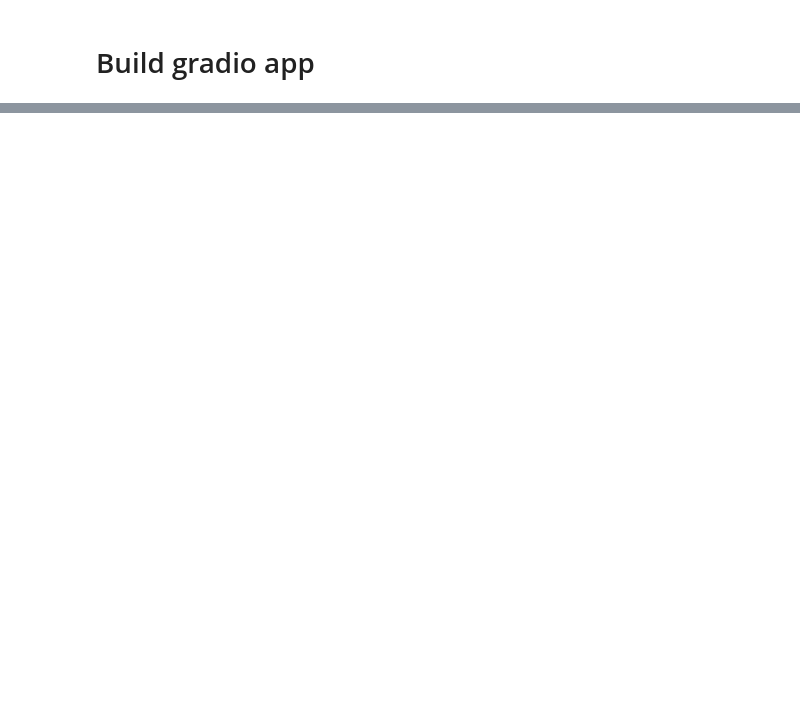
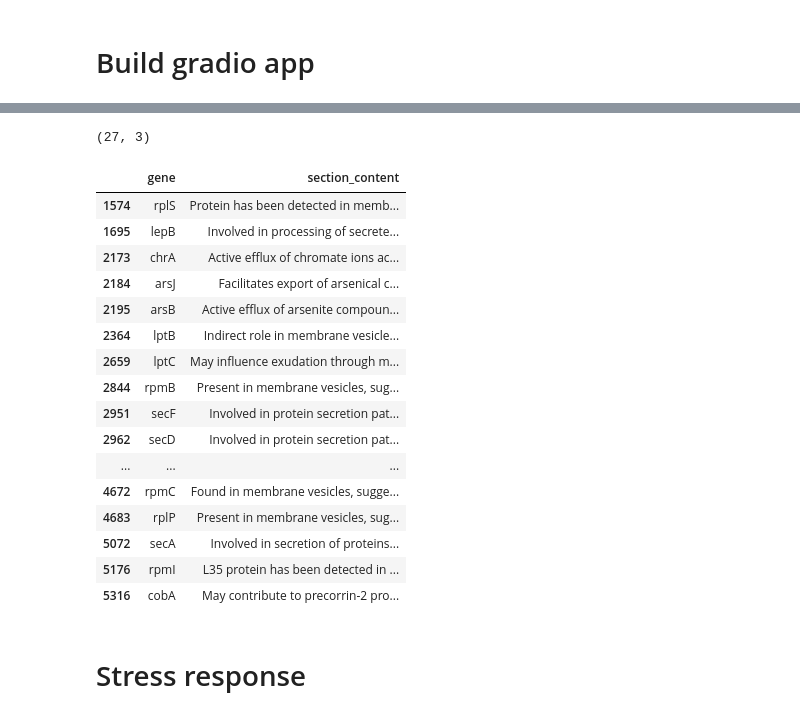
Before and after one commit to wosnat/llm_gene_expression, a Jupyter notebook: Review Paper 1 - single prompt/single prompt display.ipynb, the cells around one changed output, grey strips where cells are left out. Cells and saved outputs as stored; diff of their text form; code cells hidden in the pictures; blank space fills up the shorter version.

```diff
--- a/Review Paper 1 - single prompt/single prompt display.ipynb
+++ b/Review Paper 1 - single prompt/single prompt display.ipynb
@@ -276,0 +625,61 @@ if __name__ == "__main__":
+# %%
+exudation_df = df_database.loc[
+    df_database.section_name.isin(['exudation']) &
+    ~df_database.section_content.str.startswith('No direct evidence') &
+    ~df_database.section_content.str.startswith('No direct role') &
+    ~df_database.section_content.str.startswith('No known role') &
+    ~df_database.section_content.str.startswith('No specific data available') &
+    ~df_database.section_content.str.startswith('No specific information available') &
+    ~df_database.section_content.str.startswith('No documented role') &
+    ~df_database.section_content.str.startswith('No known exudation processes') &
+    ~df_database.section_content.str.startswith('Insufficient data available regarding exudation processes') &
+    ~df_database.section_content.str.startswith('No known direct role') &
+    ~df_database.section_content.str.startswith('Insufficient data available') &
+    ~df_database.section_content.str.startswith('No known direct role ') &
+    ~df_database.section_content.str.startswith('Limited data available on ') &
+    ~df_database.section_content.str.startswith('No documented exudation processes') &
+    ~df_database.section_content.str.startswith('No documented') &
+    ~df_database.section_content.str.startswith('No information available') &
+    ~df_database.section_content.str.startswith('No information available regarding exudation processes') &
+    ~df_database.section_content.str.startswith('No direct involvement in ') &
+    ~df_database.section_content.str.startswith('No specific information available about') &
+    ~df_database.section_content.str.startswith('No specific data available on') &
+    ~df_database.section_content.str.startswith('No direct information available on') &
+    ~df_database.section_content.str.startswith('No direct information available about') &
+    ~df_database.section_content.str.startswith('No specific data available regarding ')  &
+    ~df_database.section_content.str.startswith('No specific information available for ') &
+    ~df_database.section_content.str.startswith('Information not available for specific ') &
+    ~df_database.section_content.str.startswith('No specific information available') &
+    ~df_database.section_content.str.startswith('Insufficient data available on specific ') &
+    ~df_database.section_content.str.startswith('Insufficient data available for specific') &
+    ~df_database.section_content.str.startswith('[No direct role in exudation processes')
+
+
+]
+# %%
+exudation_df.shape
+# %% [output]
+(27, 3)
+# %%
+with pd.option_context('display.max_colwidth', None):
+    display(exudation_df[['gene', 'section_content']].style.set_properties(**{'text-align': 'left'}))
+# %% [output]
+|  | gene | section_content |
+| 1574 | rplS | Protein has been detected in memb... |
+| 1695 | lepB | Involved in processing of secrete... |
+| 2173 | chrA | Active efflux of chromate ions ac... |
+| 2184 | arsJ | Facilitates export of arsenical c... |
+| 2195 | arsB | Active efflux of arsenite compoun... |
+| 2364 | lptB | Indirect role in membrane vesicle... |
+| 2659 | lptC | May influence exudation through m... |
+| 2844 | rpmB | Present in membrane vesicles, sug... |
+| 2951 | secF | Involved in protein secretion pat... |
+| 2962 | secD | Involved in protein secretion pat... |
+| ... | ... | ... |
+| 4672 | rpmC | Found in membrane vesicles, sugge... |
+| 4683 | rplP | Present in membrane vesicles, sug... |
+| 5072 | secA | Involved in secretion of proteins... |
+| 5176 | rpmI | L35 protein has been detected in ... |
+| 5316 | cobA | May contribute to precorrin-2 pro... |
+# %% [markdown]
+# Stress response
```
Also changed, not shown: parts of 52 cells of this notebook.
